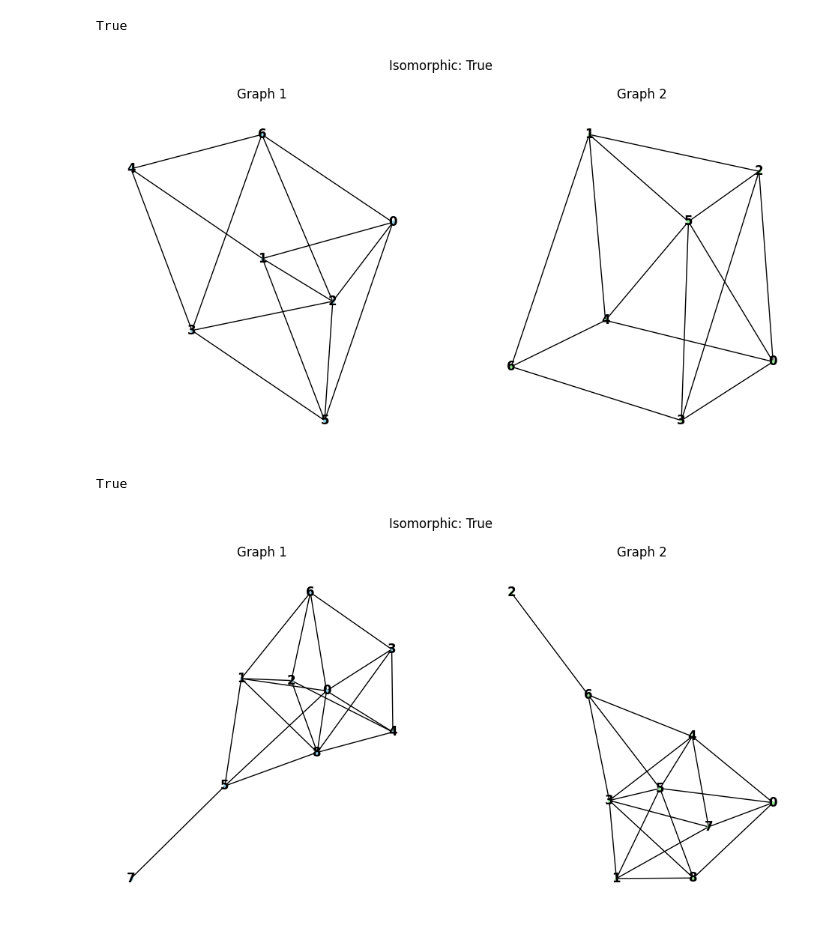
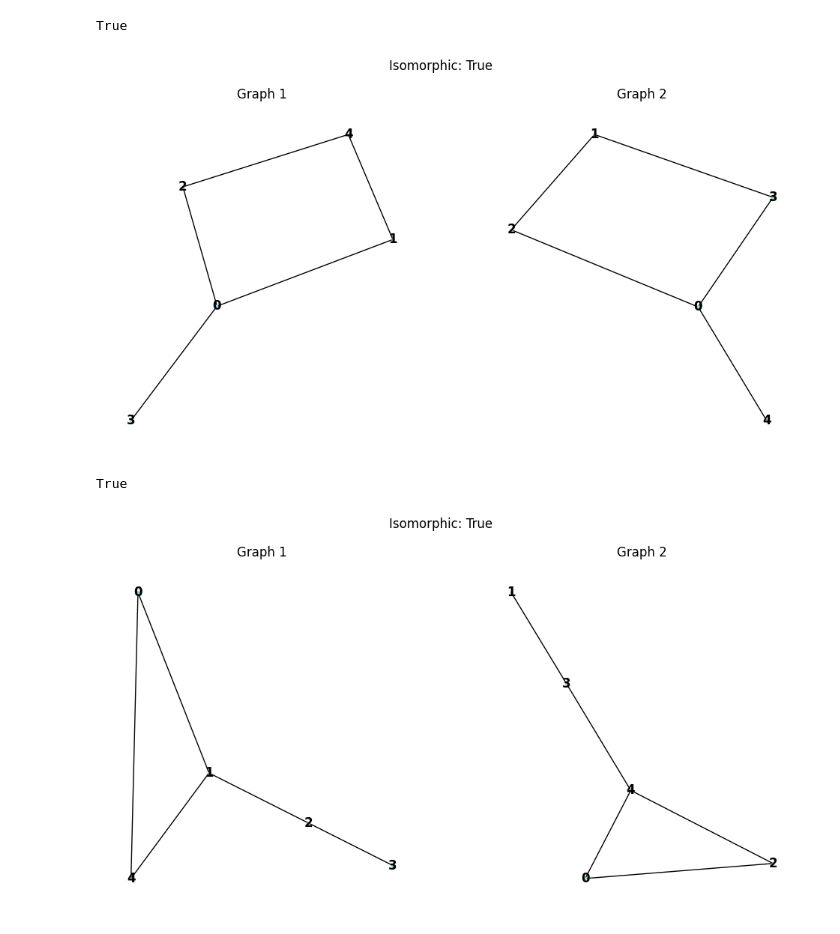
Before and after one commit to cthulhu369/ML-NYU, a Jupyter notebook: graph_iso/box1.ipynb, the cells around one changed output. Drawn from its saved outputs; the diff is of its cells as text; code cells hidden in the pictures.

```diff
--- a/graph_iso/box1.ipynb
+++ b/graph_iso/box1.ipynb
@@ -89,14 +81,14 @@ def generate_non_isomorphic_graph_pair(base_graph, num_nodes, edge_prob):
 # %%
 # Generate an example pair of graphs
-example_pair = generate_graph_pair(7, True)  # Change to False to generate non-isomorphic pair
+example_pair = generate_graph_pair(5, True)  # Change to False to generate non-isomorphic pair
 graph1, graph2, is_isomorphic = example_pair
 print(nx.is_isomorphic(graph1, graph2))
 
 # Visualize the generated graphs
 visualize_graph_pair(graph1, graph2, is_isomorphic)
 # %% [output]
 True
-[figure, old version]
+[figure, new version]
 # %%
 # Implementing the algorithm described for generating isomorphic graphs
 
@@ -115,7 +107,7 @@ def generate_graph_with_permutation(num_nodes, edge_prob):
     return G, G_prime, True
 # %%
 # Generate an example pair of graphs
-example_pair = generate_graph_with_permutation(9, 0.5)  # Change to False to generate non-isomorphic pair
+example_pair = generate_graph_with_permutation(5, 0.5)  # Change to False to generate non-isomorphic pair
 graph1, graph2, is_isomorphic = example_pair
 print(nx.is_isomorphic(graph1, graph2))
 
@@ -123,7 +115,7 @@ print(nx.is_isomorphic(graph1, graph2))
 visualize_graph_pair(graph1, graph2, is_isomorphic)
 # %% [output]
 True
-[figure, old version]
+[figure, new version]
 # %%
 def generate_connected_graph_with_permutation(num_nodes, edge_prob):
     # Create a connected graph G with no isolated vertices
```
Also changed, not shown: parts of 2 cells of this notebook, 2 other files.
